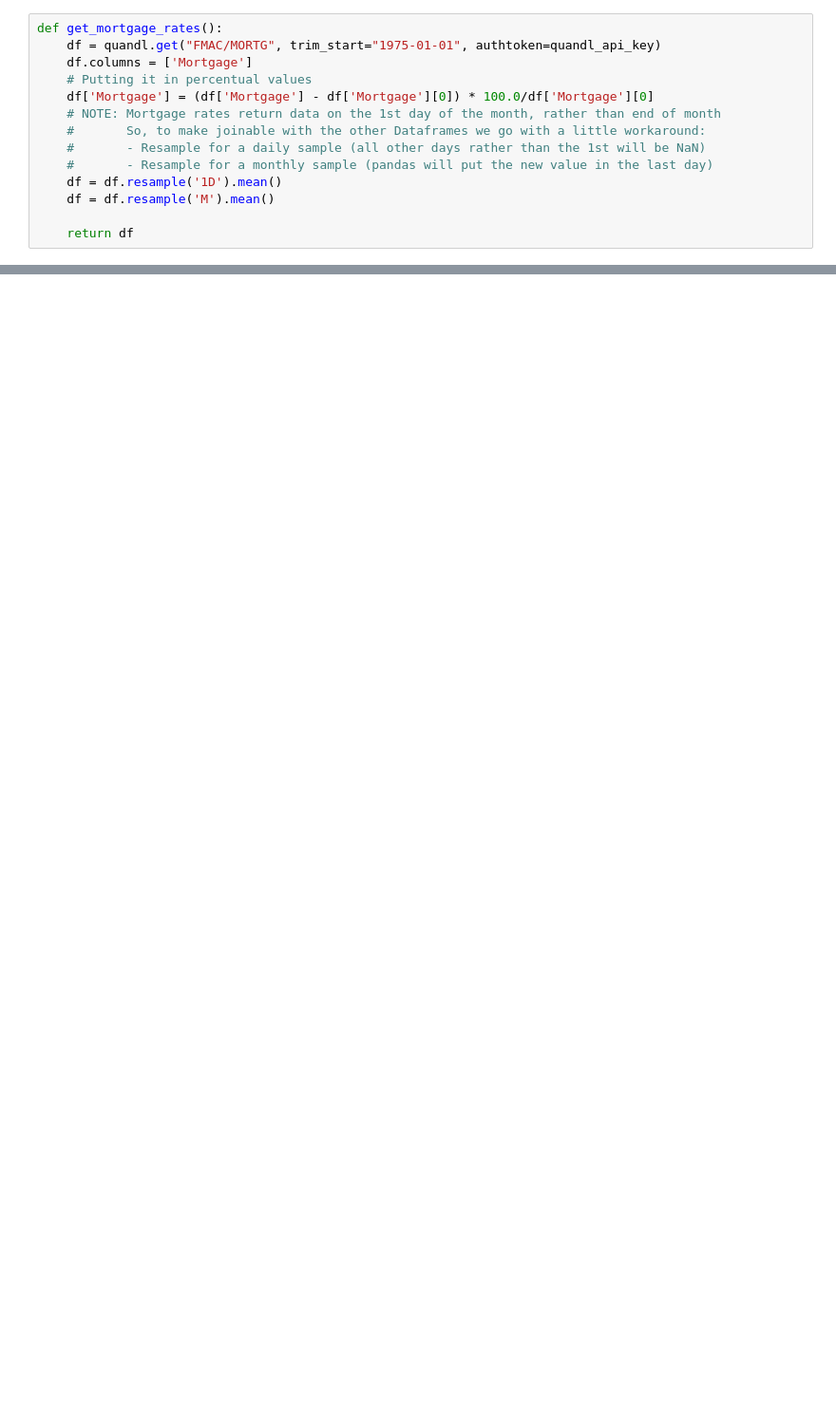
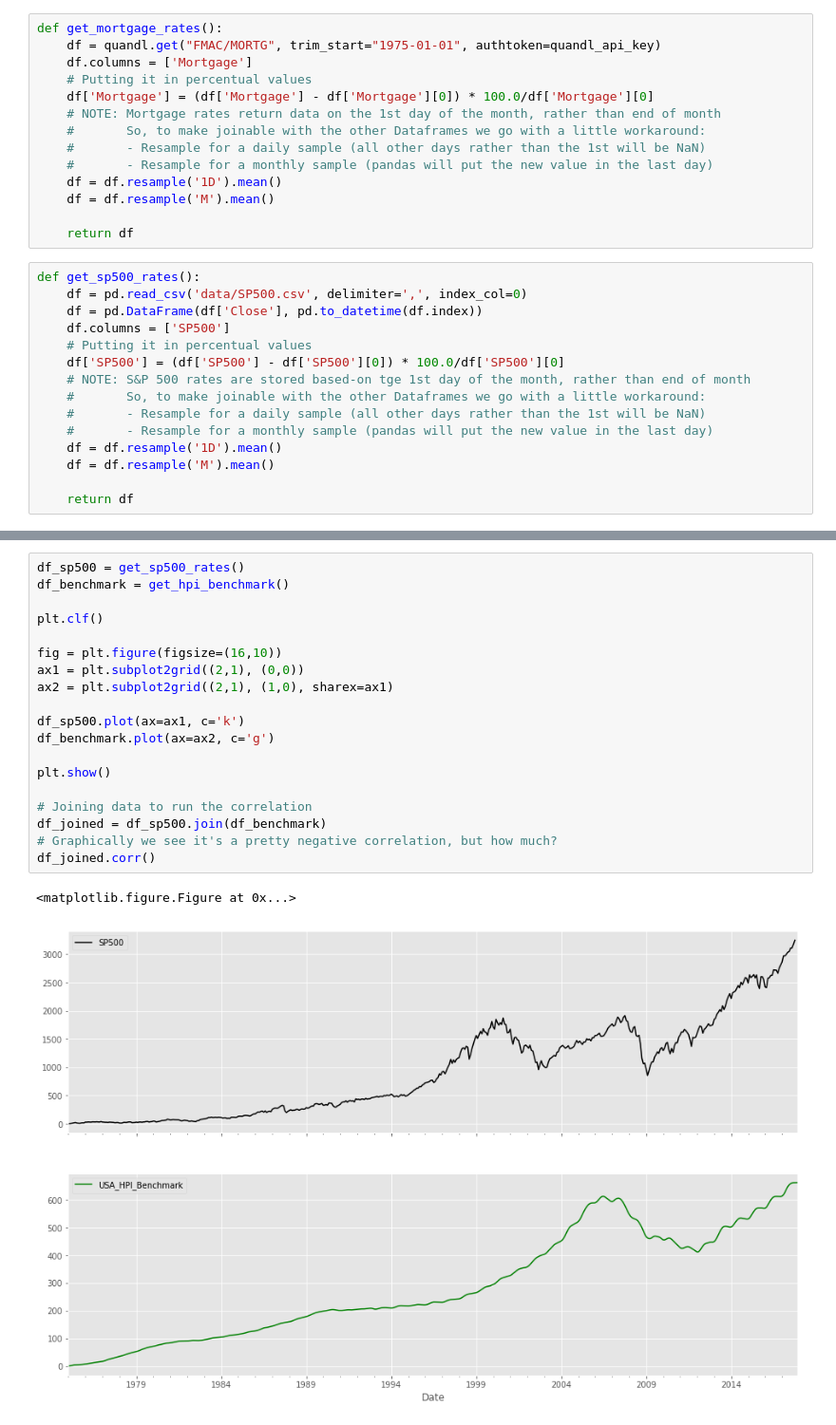
Before and after one commit to davidcampelo/data-science-tests, a Jupyter notebook: 3 - Pandas housing prices analysis.ipynb, the cells around one changed output, grey strips where cells are left out. Shown at 95% size. Saved outputs shown, nothing was run; the diff lists cells and outputs as text; blank space fills up the shorter version.

```diff
--- a/3 - Pandas housing prices analysis.ipynb
+++ b/3 - Pandas housing prices analysis.ipynb
@@ -86,6 +89,21 @@ def get_mortgage_rates():
     df = df.resample('M').mean()
 
     return df
+# %%
+def get_sp500_rates():
+    df = pd.read_csv('data/SP500.csv', delimiter=',', index_col=0)
+    df = pd.DataFrame(df['Close'], pd.to_datetime(df.index))
+    df.columns = ['SP500']
+    # Putting it in percentual values
+    df['SP500'] = (df['SP500'] - df['SP500'][0]) * 100.0/df['SP500'][0]
+    # NOTE: S&P 500 rates are stored based-on tge 1st day of the month, rather than end of month
+    #       So, to make joinable with the other Dataframes we go with a little workaround:
+    #       - Resample for a daily sample (all other days rather than the 1st will be NaN)
+    #       - Resample for a monthly sample (pandas will put the new value in the last day)
+    df = df.resample('1D').mean()
+    df = df.resample('M').mean()
+
+    return df
 # %%
 ## Plotting HPI states graph
 df_states = get_hpi_states()
@@ -266,0 +335,22 @@ df_joined.corr()
+# %%
+df_sp500 = get_sp500_rates()
+df_benchmark = get_hpi_benchmark()
+
+plt.clf()
+
+fig = plt.figure(figsize=(16,10))
+ax1 = plt.subplot2grid((2,1), (0,0))
+ax2 = plt.subplot2grid((2,1), (1,0), sharex=ax1)
+
+df_sp500.plot(ax=ax1, c='k')
+df_benchmark.plot(ax=ax2, c='g')
+
+plt.show()
+
+# Joining data to run the correlation
+df_joined = df_sp500.join(df_benchmark)
+# Graphically we see it's a pretty negative correlation, but how much?
+df_joined.corr()
+# %% [output]
+<matplotlib.figure.Figure at 0x...>
+[figure, added]
```
Also changed, not shown: parts of 11 cells of this notebook, 3 other files.
